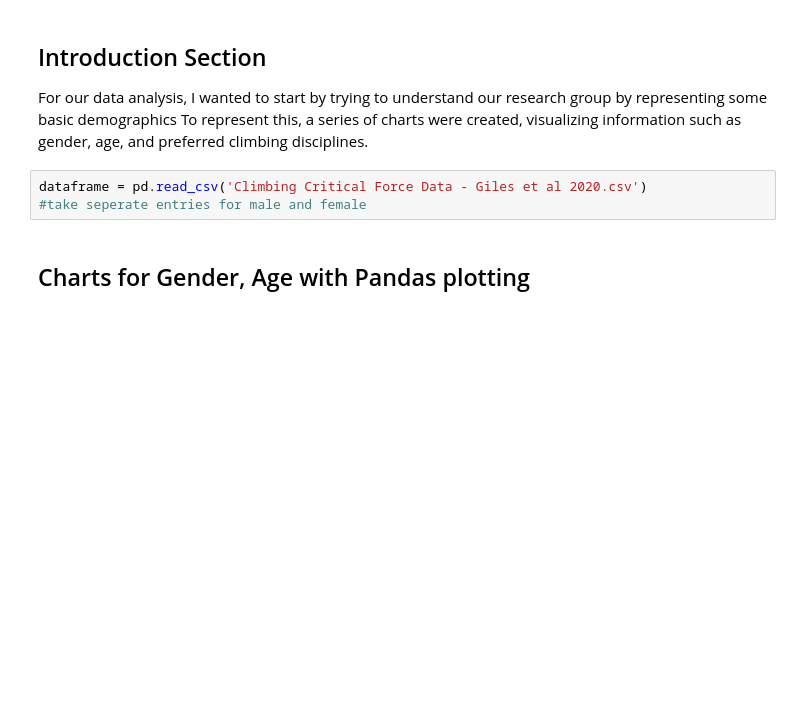
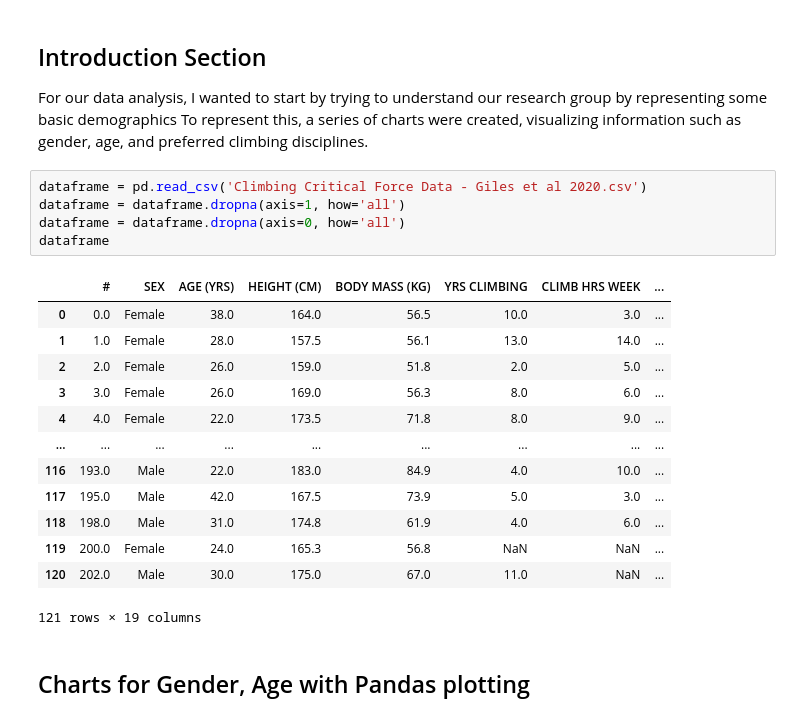
Before and after one commit to haokliao/Critical-Force-Visualization, a Jupyter notebook: EDA_001_notebook.ipynb, the cells around one changed output. Drawn from its saved outputs; the diff is of its cells as text; blank space fills up the shorter version.

Commit message:
cleaned dataframes finally oops

```diff
--- a/EDA_001_notebook.ipynb
+++ b/EDA_001_notebook.ipynb
@@ -21,7 +21,23 @@ For our data analysis, I wanted to start by trying to understand our research gr
 To represent this, a series of charts were created, visualizing information such as gender, age, and preferred climbing disciplines.
 # %%
 dataframe = pd.read_csv('Climbing Critical Force Data - Giles et al 2020.csv')
-#take seperate entries for male and female
+dataframe = dataframe.dropna(axis=1, how='all')
+dataframe = dataframe.dropna(axis=0, how='all')
+dataframe
+# %% [output]
+|  | # | SEX | AGE (YRS) | HEIGHT (CM) | BODY MASS (KG) | YRS CLIMBING | CLIMB HRS WEEK | ... |
+| 0 | 0.0 | Female | 38.0 | 164.0 | 56.5 | 10.0 | 3.0 | ... |
+| 1 | 1.0 | Female | 28.0 | 157.5 | 56.1 | 13.0 | 14.0 | ... |
+| 2 | 2.0 | Female | 26.0 | 159.0 | 51.8 | 2.0 | 5.0 | ... |
+| 3 | 3.0 | Female | 26.0 | 169.0 | 56.3 | 8.0 | 6.0 | ... |
+| 4 | 4.0 | Female | 22.0 | 173.5 | 71.8 | 8.0 | 9.0 | ... |
+| ... | ... | ... | ... | ... | ... | ... | ... | ... |
+| 116 | 193.0 | Male | 22.0 | 183.0 | 84.9 | 4.0 | 10.0 | ... |
+| 117 | 195.0 | Male | 42.0 | 167.5 | 73.9 | 5.0 | 3.0 | ... |
+| 118 | 198.0 | Male | 31.0 | 174.8 | 61.9 | 4.0 | 6.0 | ... |
+| 119 | 200.0 | Female | 24.0 | 165.3 | 56.8 | NaN | NaN | ... |
+| 120 | 202.0 | Male | 30.0 | 175.0 | 67.0 | 11.0 | NaN | ... |
+121 rows × 19 columns
 # %% [markdown]
 ## Charts for Gender, Age with Pandas plotting
 # %%
```
Also changed, not shown: 1 other file.
